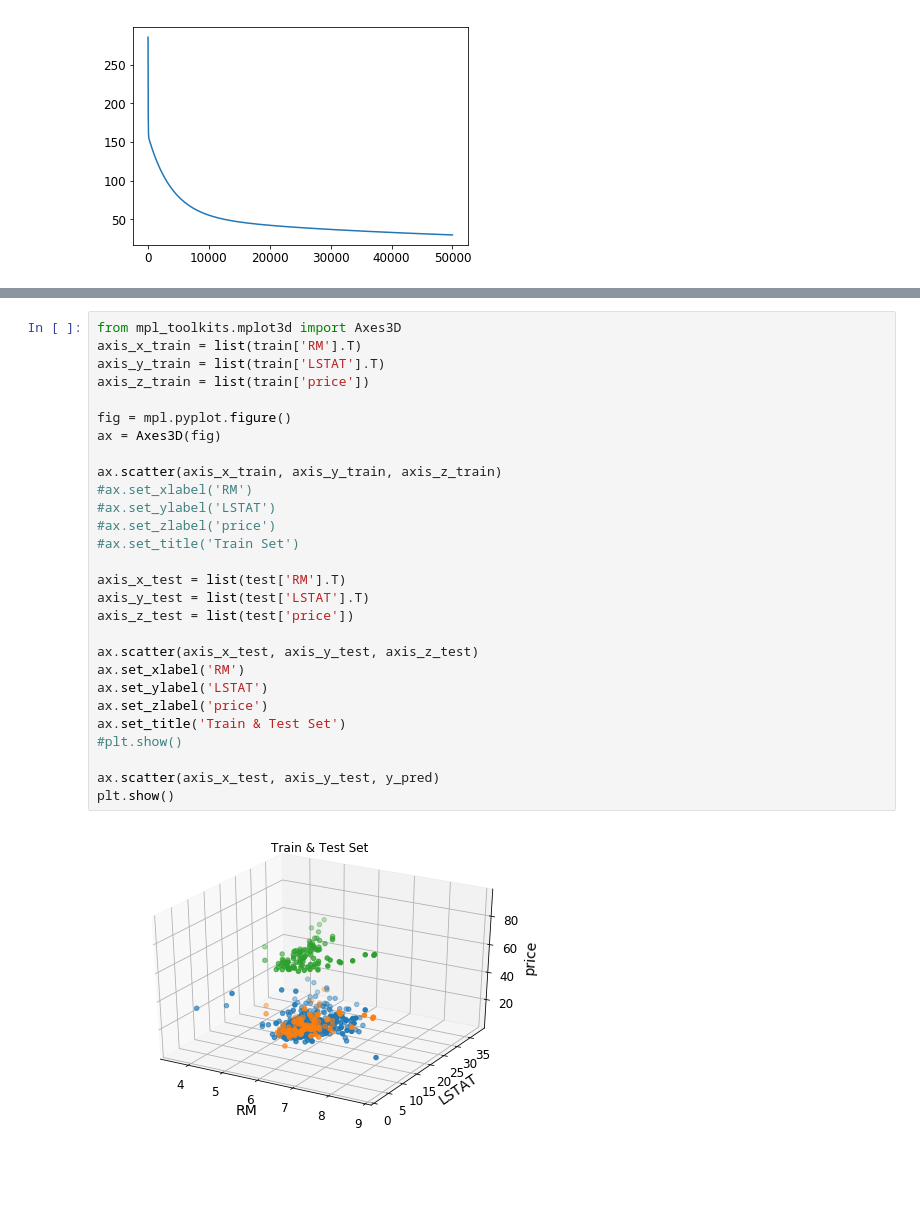
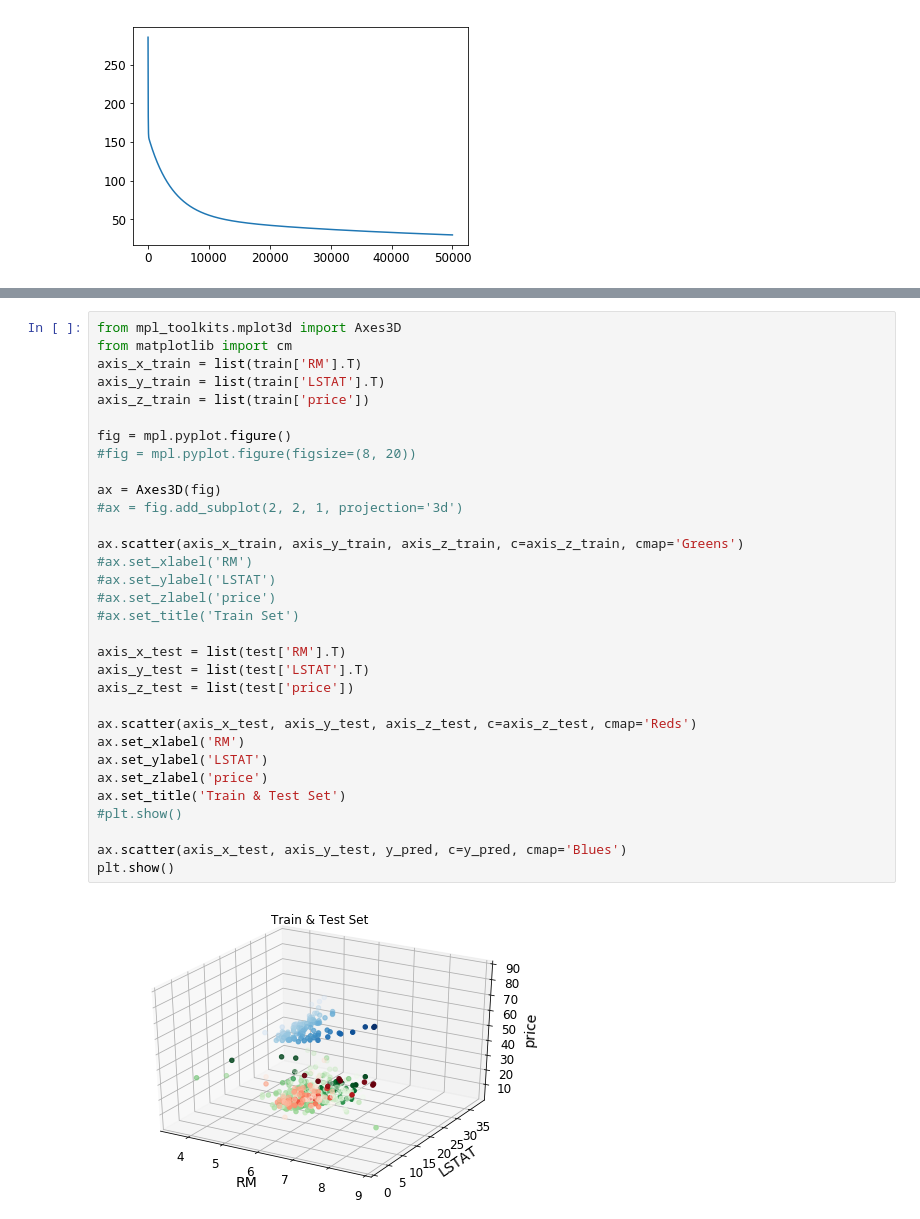
Before and after one commit to mainak555/lb-ai, a Jupyter notebook: Assignment01_1.ipynb, the cells around one changed output, grey strips where cells are left out. Saved outputs shown, nothing was run; the diff lists cells and outputs as text; blank space fills up the shorter version.

```diff
--- a/Assignment01_1.ipynb
+++ b/Assignment01_1.ipynb
@@ -245,30 +245,34 @@ RMSE: 49.41255421116701
 # %%
 from mpl_toolkits.mplot3d import Axes3D
+from matplotlib import cm
 axis_x_train = list(train['RM'].T)
 axis_y_train = list(train['LSTAT'].T)
 axis_z_train = list(train['price'])
 
 fig = mpl.pyplot.figure()
+#fig = mpl.pyplot.figure(figsize=(8, 20))
+
 ax = Axes3D(fig)
+#ax = fig.add_subplot(2, 2, 1, projection='3d')
 
-ax.scatter(axis_x_train, axis_y_train, axis_z_train)
+ax.scatter(axis_x_train, axis_y_train, axis_z_train, c=axis_z_train, cmap='Greens')
 #ax.set_xlabel('RM')
 #ax.set_ylabel('LSTAT')
 #ax.set_zlabel('price')
 #ax.set_title('Train Set')
 
 axis_x_test = list(test['RM'].T)
 axis_y_test = list(test['LSTAT'].T)
 axis_z_test = list(test['price'])
 
-ax.scatter(axis_x_test, axis_y_test, axis_z_test)
+ax.scatter(axis_x_test, axis_y_test, axis_z_test, c=axis_z_test, cmap='Reds')
 ax.set_xlabel('RM')
 ax.set_ylabel('LSTAT')
 ax.set_zlabel('price')
 ax.set_title('Train & Test Set')
 #plt.show()
 
-ax.scatter(axis_x_test, axis_y_test, y_pred)
+ax.scatter(axis_x_test, axis_y_test, y_pred, c=y_pred, cmap='Blues')
 plt.show()
 # %% [output]
-[figure, old version]
+[figure, new version]
```
Also changed, not shown: parts of 1 cell of this notebook.
